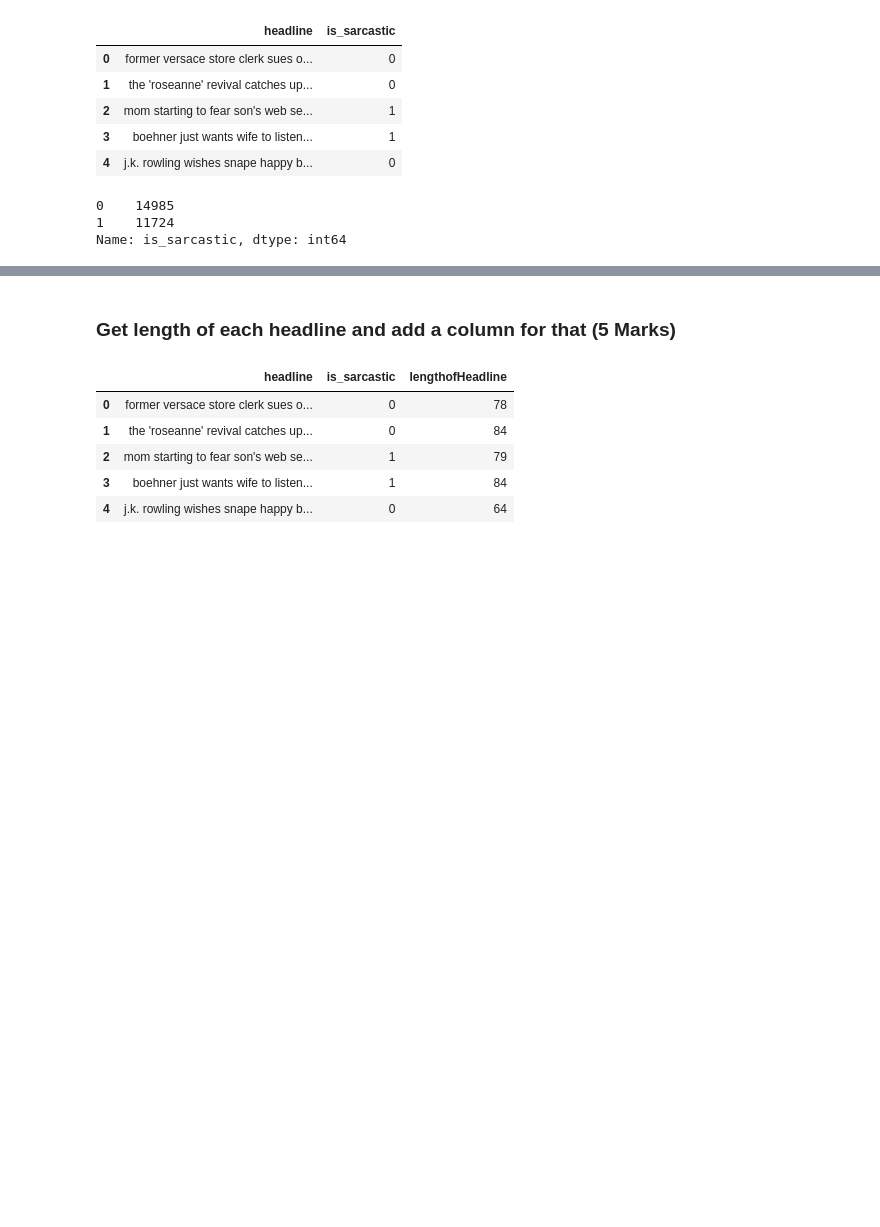
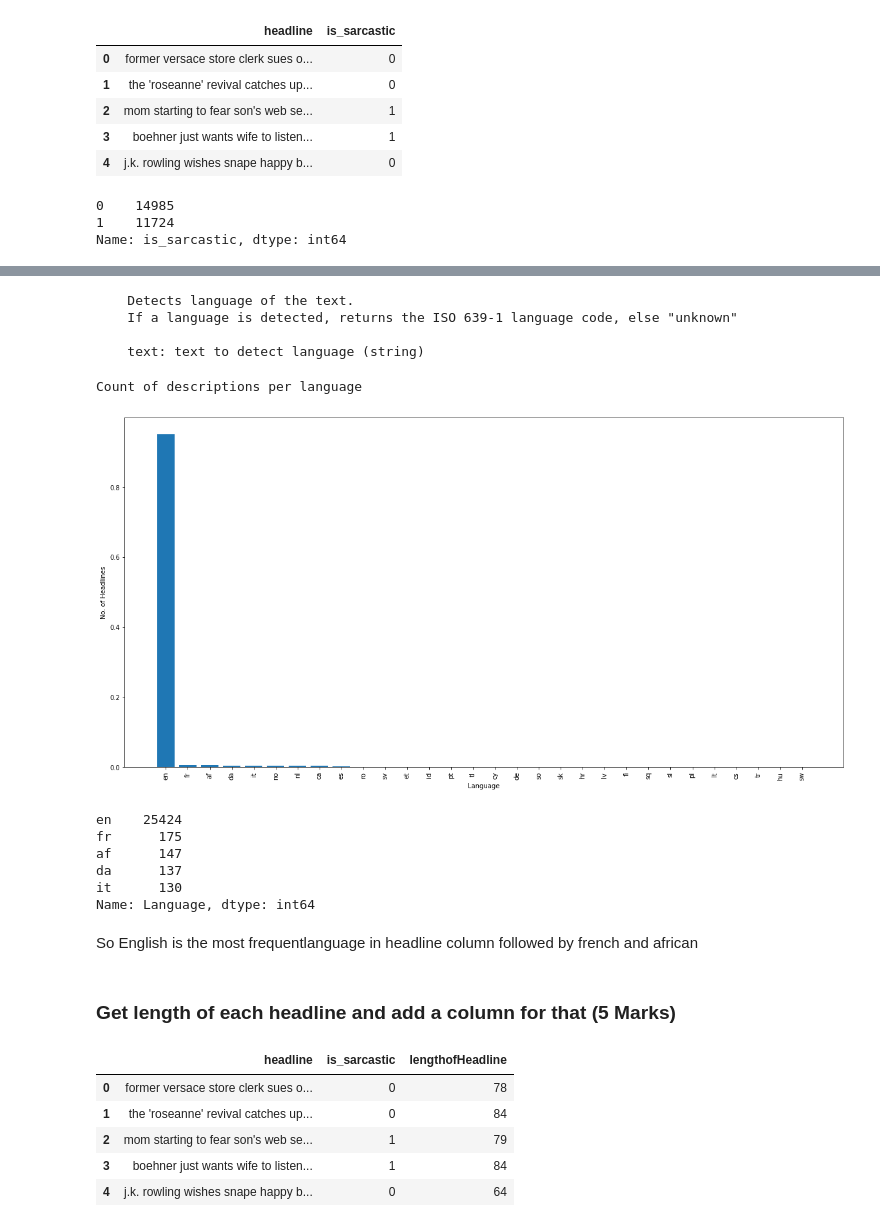
Before and after one commit to GourabGoswami/DataScience-and-Machine-Learning, a Jupyter notebook: Sarcasm Detection using NLP/Questions_Project_2_Sequential_Models_in_NLP_Sarcasm_Detection.ipynb, the cells around one changed output, grey strips where cells are left out. Drawn from its saved outputs; the diff is of its cells as text; code cells hidden in the pictures; blank space fills up the shorter version.

```diff
--- a/Sarcasm Detection using NLP/Questions_Project_2_Sequential_Models_in_NLP_Sarcasm_Detection.ipynb
+++ b/Sarcasm Detection using NLP/Questions_Project_2_Sequential_Models_in_NLP_Sarcasm_Detection.ipynb
@@ -67,3 +90,51 @@ Name: is_sarcastic, dtype: int64
+# %%
+print(lang_detect.__doc__)
+# %% [output]
+    Detects language of the text.
+    If a language is detected, returns the ISO 639-1 language code, else "unknown"
+
+    text: text to detect language (string)
+# %%
+def plot_count_plot(values, labels, xlabel="", ylabel="", title=''):
+    """
+    Plots a count plot. Width and height fixed at 20px and 7px respectively.
+
+    values: pass count(integers) as an array/list/series
+    labels: pass labels(string) corresponding to the count as an array/list
+    xlabel: label for x-axis (string)
+    ylabel: label for y-axis (string)
+    title: title of the plot (string)
+    """
+    plt.figure(figsize=(20,10))
+    plt.xticks(rotation=90)
+    plt.xlabel(xlabel)
+    plt.ylabel(ylabel)
+    plt.title(title)
+    plt.bar(x=labels,height=values)
+    plt.show()
+# %%
+df['Language'] = df["headline"].apply(lang_detect)
+# %%
+xlabel = "Language"
+ylabel = "No. of Headlines"
+values = df["Language"].value_counts(5).to_dict().values()
+labels = df["Language"].value_counts(5).to_dict().keys()
+print("Count of descriptions per language\n")
+plot_count_plot(values,labels,xlabel,ylabel)
+# %% [output]
+Count of descriptions per language
+[figure, added]
+# %%
+df["Language"].value_counts().head(5)
+# %% [output]
+en    25424
+fr      175
+af      147
+da      137
+it      130
+Name: Language, dtype: int64
+# %% [markdown]
+So English is the most frequentlanguage in headline column followed by french and african
 # %% [markdown]
 ### Get length of each headline and add a column for that (5 Marks)
 # %%
```
Also changed, not shown: parts of 22 cells of this notebook.
